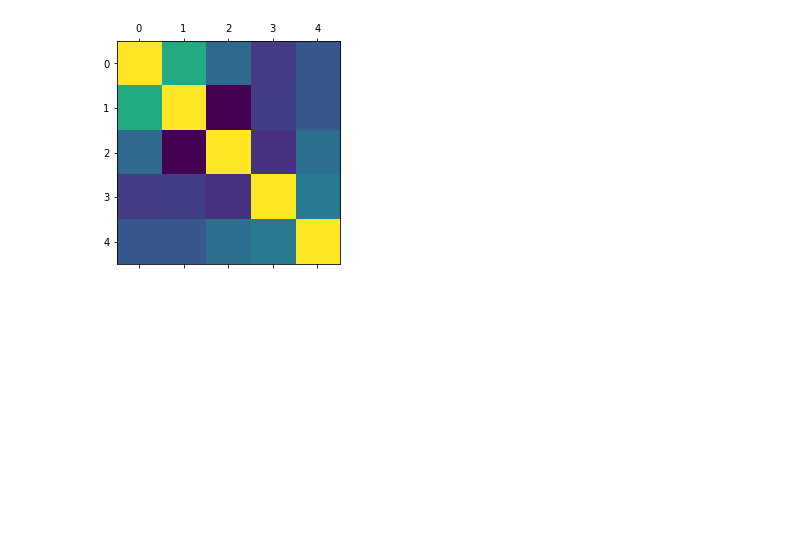
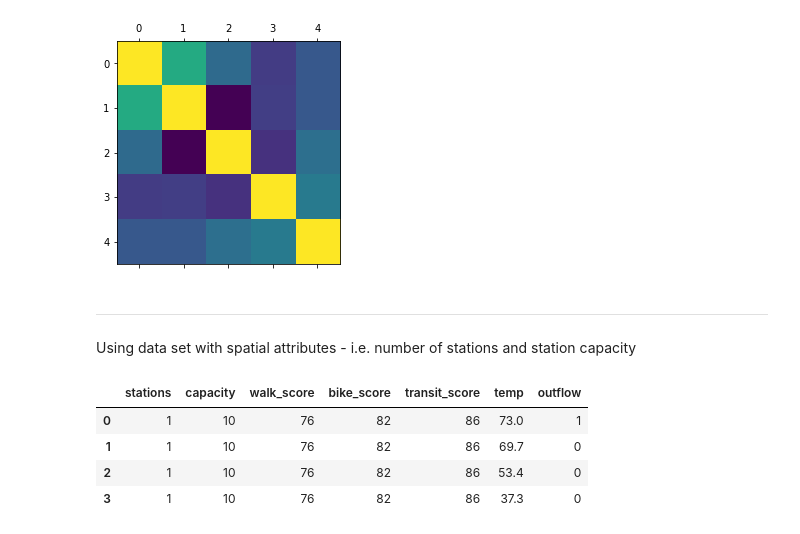
Before and after one commit to katelyn98/HealthyRide-Mapping, a Jupyter notebook: Models/RandomForestModel.ipynb, the cells around one changed output. Drawn from its saved outputs; the diff is of its cells as text; code cells hidden in the pictures; blank space fills up the shorter version.

```diff
--- a/Models/RandomForestModel.ipynb
+++ b/Models/RandomForestModel.ipynb
@@ -291,3 +285,17 @@ plt.matshow(df.corr())
 plt.show()
 # %% [output]
 [figure]
+# %% [markdown]
+___
+# %% [markdown]
+Using data set with spatial attributes - i.e. number of stations and station capacity
+# %%
+df = pd.read_csv('../Data/PGH/DemandPrediction/learning_set_spatial.csv')
+df = df.drop(columns=['Unnamed: 0', 'index', 'year', 'month'])
+df.head(4)
+# %% [output]
+|  | stations | capacity | walk_score | bike_score | transit_score | temp | outflow |
+| 0 | 1 | 10 | 76 | 82 | 86 | 73.0 | 1 |
+| 1 | 1 | 10 | 76 | 82 | 86 | 69.7 | 0 |
+| 2 | 1 | 10 | 76 | 82 | 86 | 53.4 | 0 |
+| 3 | 1 | 10 | 76 | 82 | 86 | 37.3 | 0 |
```
Also changed, not shown: parts of 32 cells of this notebook, 4 other files.
